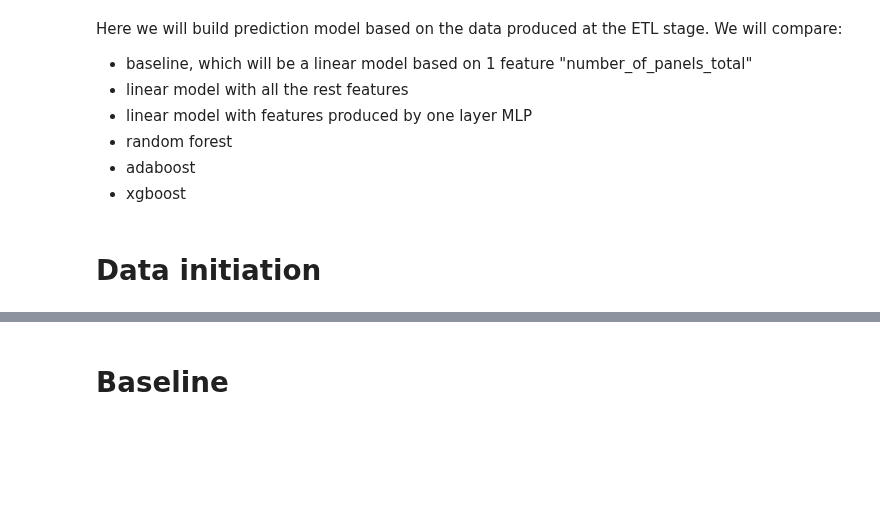
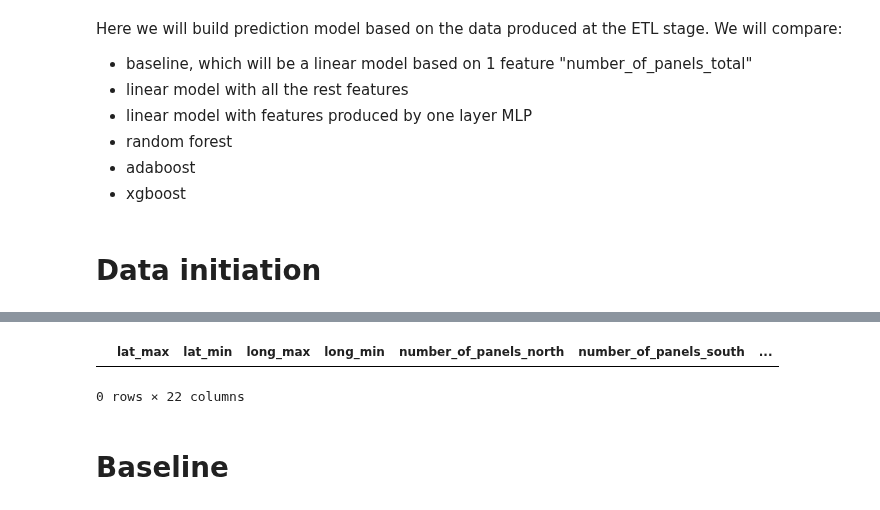
Before and after one commit to igor-cheb/mle_prep, a Jupyter notebook: geo_data_case_1/model_experiments.ipynb, the cells around one changed output, grey strips where cells are left out. Cells and saved outputs as stored; diff of their text form; code cells hidden in the pictures; blank space fills up the shorter version.

```diff
--- a/geo_data_case_1/model_experiments.ipynb
+++ b/geo_data_case_1/model_experiments.ipynb
@@ -44,3 +69,8 @@ label = 'potential_kwh_total'
+# %%
+df[df['zip_lat'].isna()]
+# %% [output]
+|  | lat_max | lat_min | long_max | long_min | number_of_panels_north | number_of_panels_south | ... |
+0 rows × 22 columns
 # %% [markdown]
 # Baseline
 # %%
```
Also changed, not shown: parts of 13 cells of this notebook.
